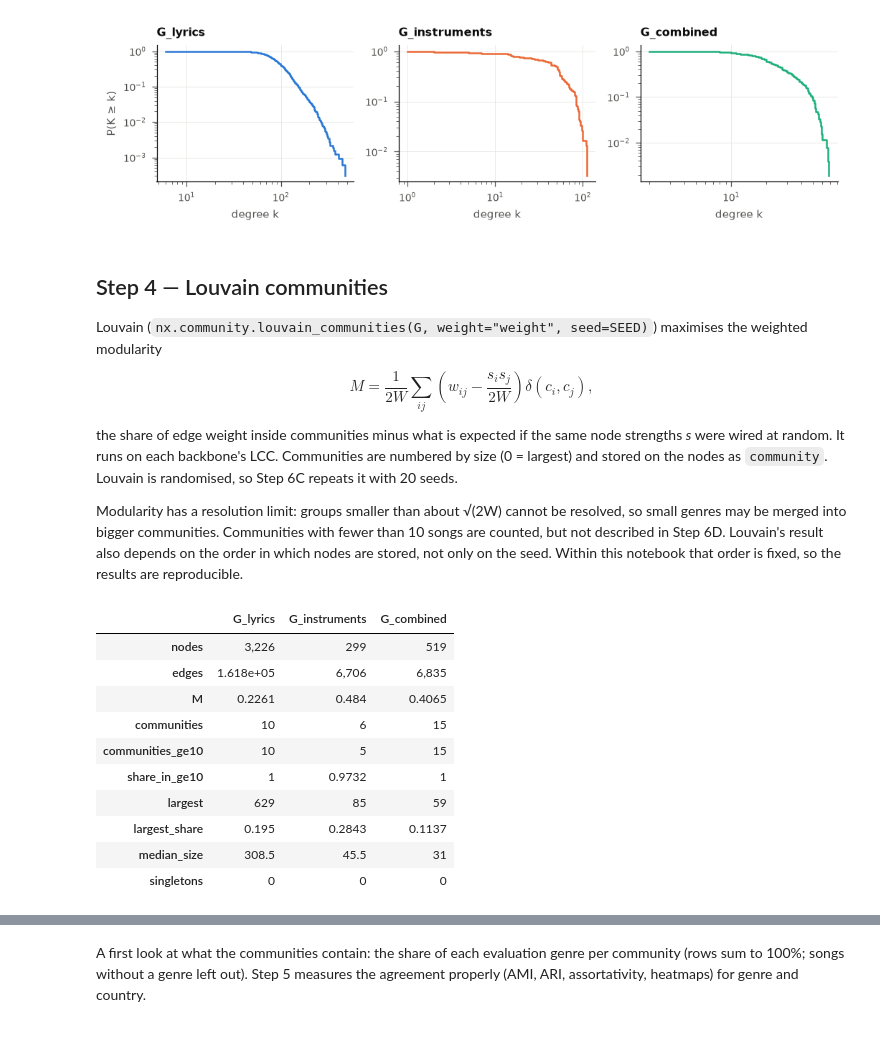
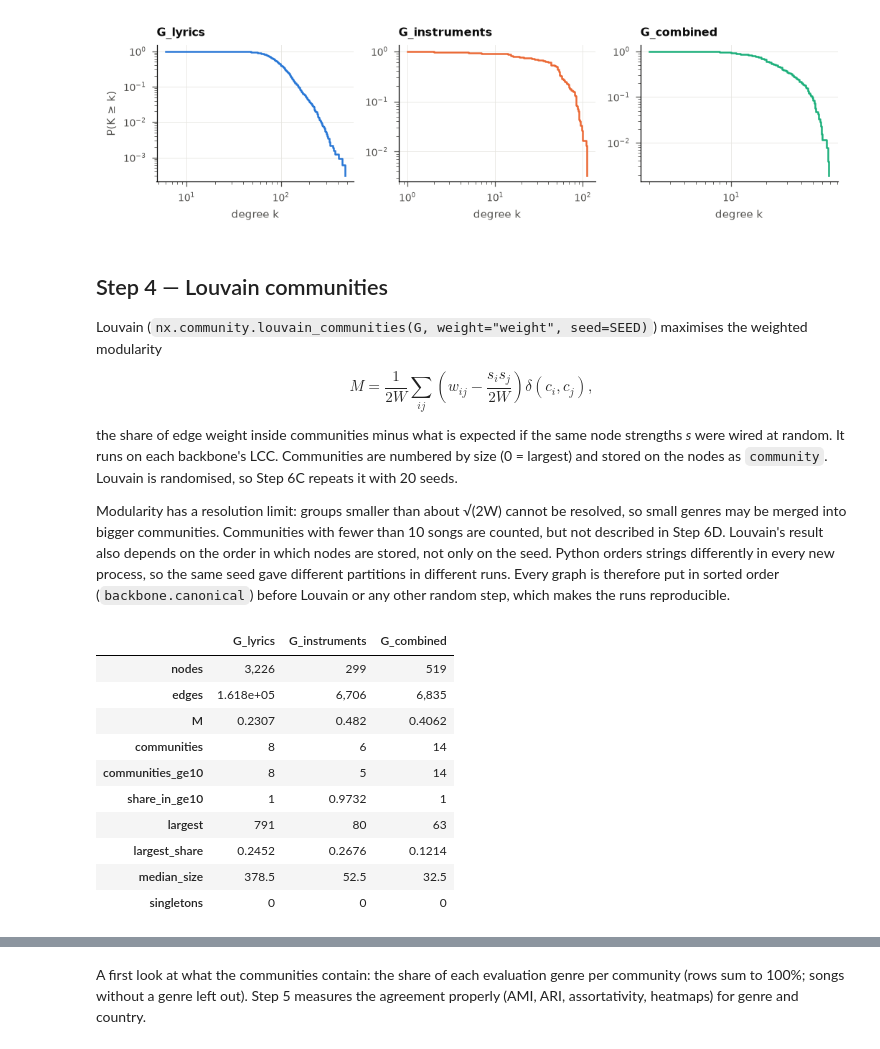
Before and after one commit to CRisager/SocialGraphs_FinalProject, a Jupyter notebook: notebooks/analysis.ipynb, the cells around one changed output, grey strips where cells are left out. Cells and saved outputs as stored; diff of their text form; code cells hidden in the pictures.

```diff
--- a/notebooks/analysis.ipynb
+++ b/notebooks/analysis.ipynb
@@ -326,34 +326,34 @@ $$M = \frac{1}{2W}\sum_{ij}\left(w_{ij} - \frac{s_i s_j}{2W}\right)\delta(c_i, c
 
 the share of edge weight inside communities minus what is expected if the same node strengths *s* were wired at random. It runs on each backbone's LCC. Communities are numbered by size (0 = largest) and stored on the nodes as `community`. Louvain is randomised, so Step 6C repeats it with 20 seeds.
 
-Modularity has a resolution limit: groups smaller than about √(2W) cannot be resolved, so small genres may be merged into bigger communities. Communities with fewer than 10 songs are counted, but not described in Step 6D. Louvain's result also depends on the order in which nodes are stored, not only on the seed. Within this notebook that order is fixed, so the results are reproducible.
+Modularity has a resolution limit: groups smaller than about √(2W) cannot be resolved, so small genres may be merged into bigger communities. Communities with fewer than 10 songs are counted, but not described in Step 6D. Louvain's result also depends on the order in which nodes are stored, not only on the seed. Python orders strings differently in every new process, so the same seed gave different partitions in different runs. Every graph is therefore put in sorted order (`backbone.canonical`) before Louvain or any other random step, which makes the runs reproducible.
 # %%
 from src import communities as cm
 
 partitions, rows = {}, {}
 for name, g in lcc.items():
     comms, M = cm.detect(g, seed=SEED)
     partitions[name] = comms
     rows[name] = {"nodes": g.number_of_nodes(), "edges": g.number_of_edges(), "M": M,
                   **cm.size_summary(comms)}
 step4 = pd.DataFrame(rows)
 step4.T.to_csv(RESULTS_DIR / "step4_communities.csv")
 
 # one row per song and graph, so the partitions can be reused without re-running Louvain
 pd.concat([pd.DataFrame({"graph": name, "song_id": list(cm.membership(c)), "community": list(cm.membership(c).values())})
-           for name, c in partitions.items()]).to_csv(RESULTS_DIR / "step4_partitions.csv", index=False)
+           for name, c in partitions.items()]).sort_values(["graph", "community", "song_id"])   .to_csv(RESULTS_DIR / "step4_partitions.csv", index=False)
 step4.apply(lambda col: col.map(lambda x: f"{x:,.4g}"))
 # %% [output]
 |  | G_lyrics | G_instruments | G_combined |
 | nodes | 3,226 | 299 | 519 |
 | edges | 1.618e+05 | 6,706 | 6,835 |
-| M | 0.2261 | 0.484 | 0.4065 |
-| communities | 10 | 6 | 15 |
-| communities_ge10 | 10 | 5 | 15 |
+| M | 0.2307 | 0.482 | 0.4062 |
+| communities | 8 | 6 | 14 |
+| communities_ge10 | 8 | 5 | 14 |
 | share_in_ge10 | 1 | 0.9732 | 1 |
-| largest | 629 | 85 | 59 |
-| largest_share | 0.195 | 0.2843 | 0.1137 |
-| median_size | 308.5 | 45.5 | 31 |
+| largest | 791 | 80 | 63 |
+| largest_share | 0.2452 | 0.2676 | 0.1214 |
+| median_size | 378.5 | 52.5 | 32.5 |
 | singletons | 0 | 0 | 0 |
 # %%
 fig = plotting.size_panels({name: [len(c) for c in comms] for name, comms in partitions.items()},
```
Also changed, not shown: parts of 11 cells of this notebook, 15 other files.
